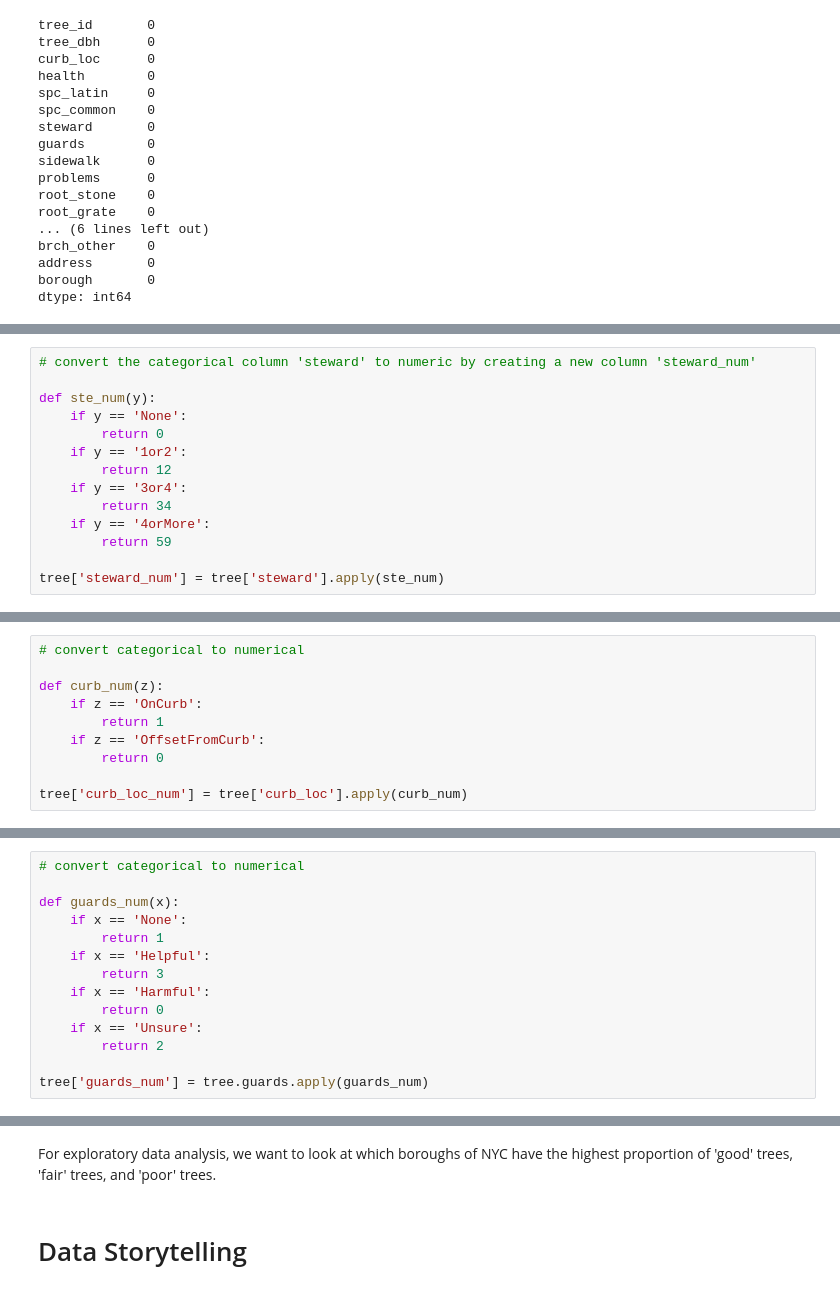
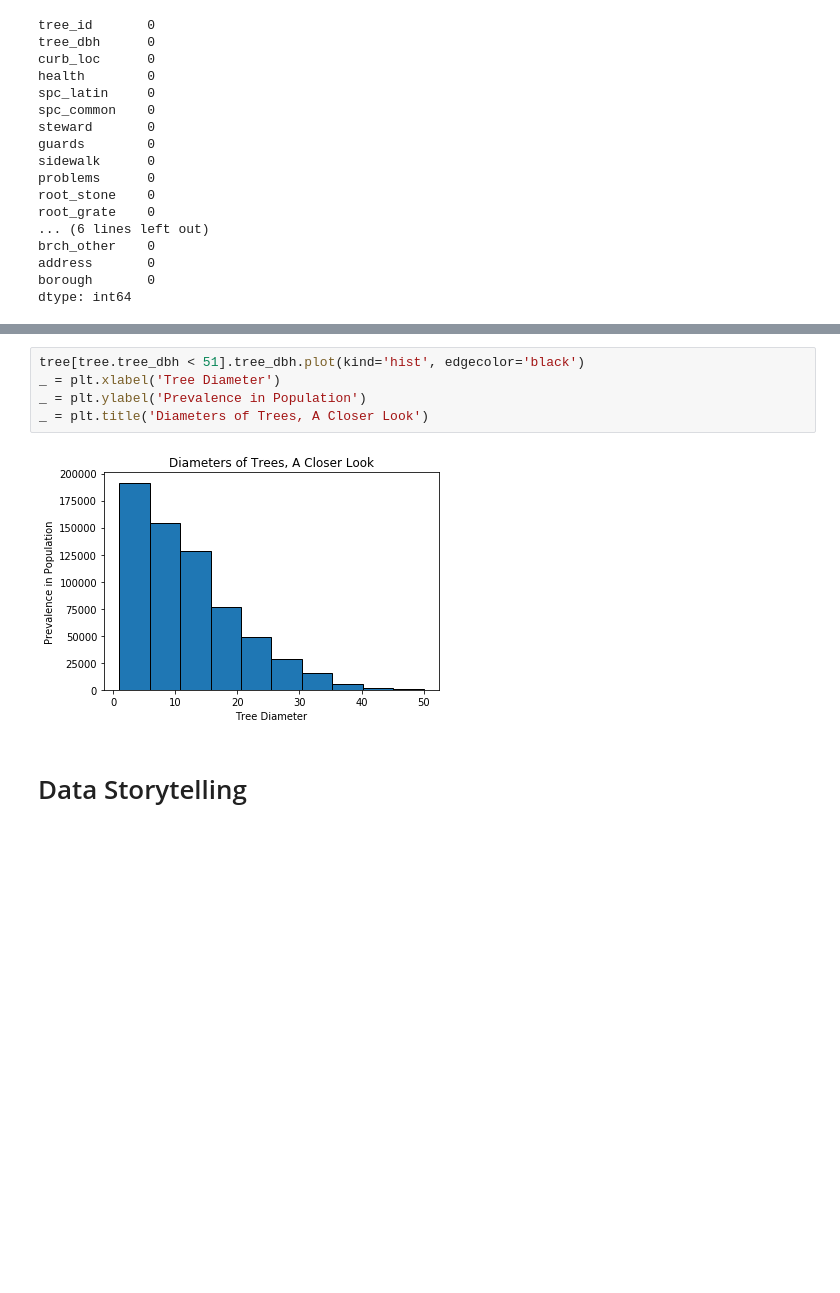
Before and after one commit to annasophiat/tree-health-census, a Jupyter notebook: capstone-tree.ipynb, the cells around one changed output, grey strips where cells are left out. Drawn from its saved outputs; the diff is of its cells as text; blank space fills up the shorter version.

```diff
--- a/capstone-tree.ipynb
+++ b/capstone-tree.ipynb
@@ -483,14 +400,0 @@ Name: steward, dtype: int64
-# %%
-# convert the categorical column 'steward' to numeric by creating a new column 'steward_num'
-
-def ste_num(y):
-    if y == 'None':
-        return 0
-    if y == '1or2':
-        return 12
-    if y == '3or4':
-        return 34
-    if y == '4orMore':
-        return 59
-
-tree['steward_num'] = tree['steward'].apply(ste_num)
@@ -513,10 +400,0 @@ Name: curb_loc, dtype: int64
-# %%
-# convert categorical to numerical
-
-def curb_num(z):
-    if z == 'OnCurb':
-        return 1
-    if z == 'OffsetFromCurb':
-        return 0
-
-tree['curb_loc_num'] = tree['curb_loc'].apply(curb_num)
@@ -541,14 +400,0 @@ Name: guards, dtype: int64
-# %%
-# convert categorical to numerical
-
-def guards_num(x):
-    if x == 'None':
-        return 1
-    if x == 'Helpful':
-        return 3
-    if x == 'Harmful':
-        return 0
-    if x == 'Unsure':
-        return 2
-
-tree['guards_num'] = tree.guards.apply(guards_num)
@@ -565,5 +401,10 @@ tree.head()
-# %% [markdown]
-For exploratory data analysis, we want to look at which boroughs of NYC have the highest proportion of 'good' trees, 'fair' trees, and 'poor' trees.
+# %%
+tree[tree.tree_dbh < 51].tree_dbh.plot(kind='hist', edgecolor='black')
+_ = plt.xlabel('Tree Diameter')
+_ = plt.ylabel('Prevalence in Population')
+_ = plt.title('Diameters of Trees, A Closer Look')
+# %% [output]
+[figure, added]
 # %% [markdown]
 # Data Storytelling
 # %% [markdown]
```
Also changed, not shown: parts of 76 cells of this notebook.
